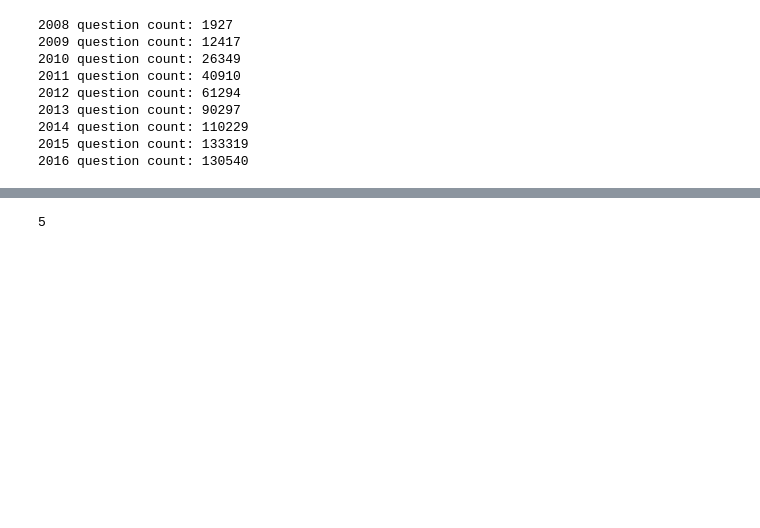
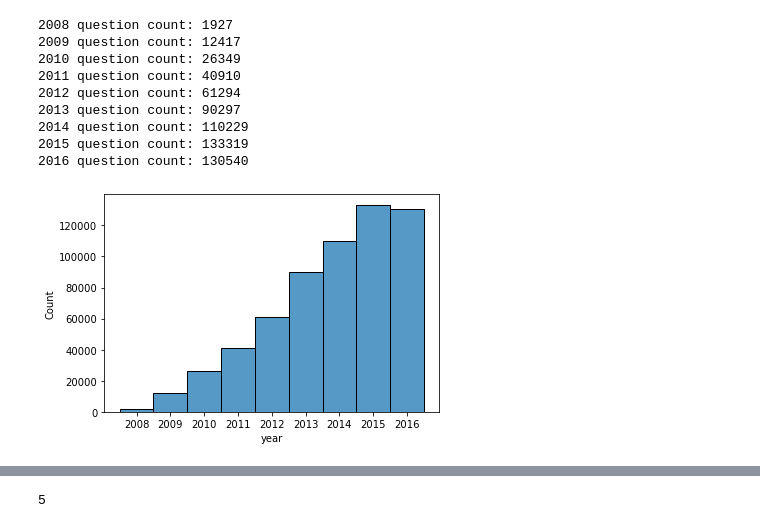
Before and after one commit to willcd/module5-project, a Jupyter notebook: code/eda_notebook.ipynb, the cells around one changed output, grey strips where cells are left out. Drawn from its saved outputs; the diff is of its cells as text; code cells hidden in the pictures; blank space fills up the shorter version.

```diff
--- a/code/eda_notebook.ipynb
+++ b/code/eda_notebook.ipynb
@@ -73,3 +130,8 @@ for year in [2008, 2009, 2010, 2011, 2012, 2013, 2014, 2015, 2016]:
 2014 question count: 110229
 2015 question count: 133319
 2016 question count: 130540
+# %%
+ax = sns.histplot(questions_2, x='year', discrete=True)
+ax.set_xticks([x for x in list(range(2008,2017))]);
+# %% [output]
+[figure, added]
```
Also changed, not shown: parts of 35 cells of this notebook.
